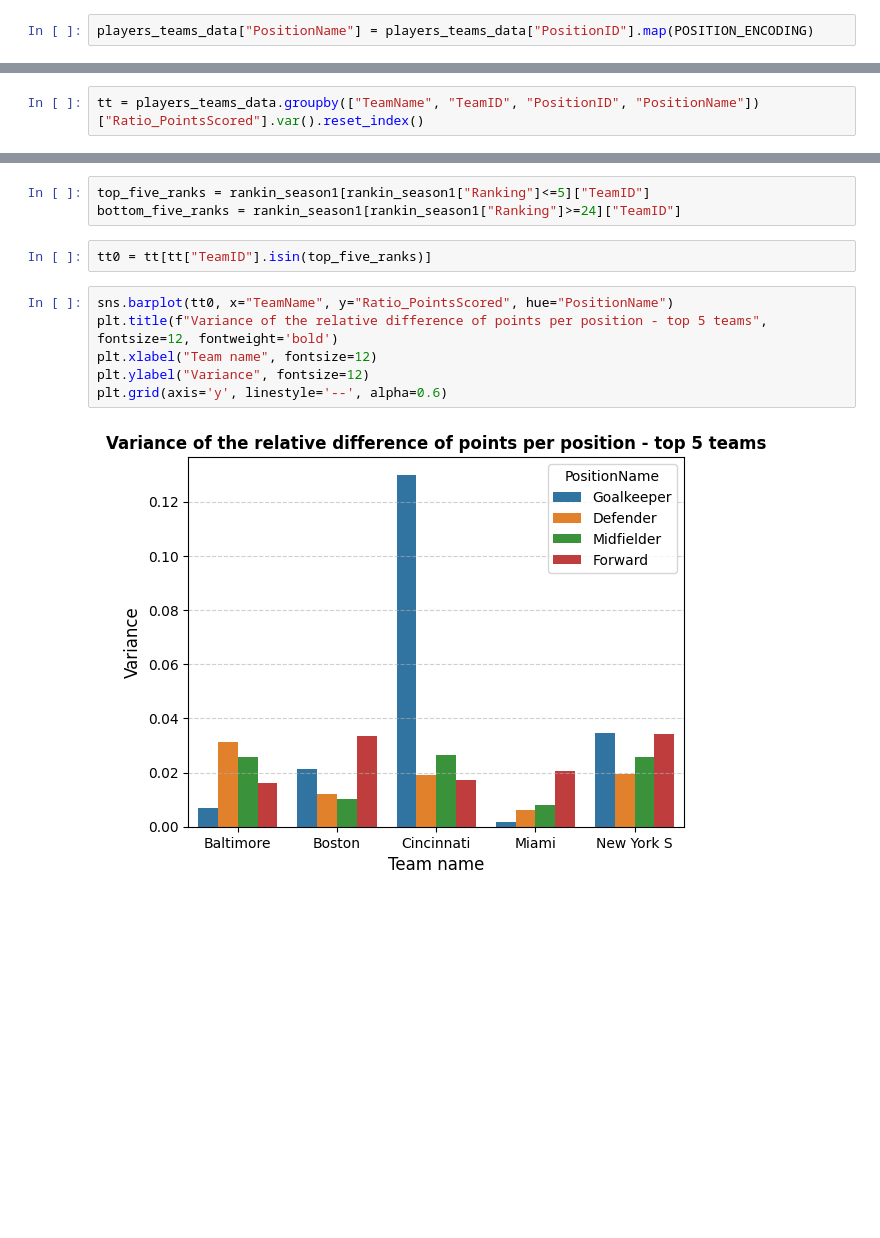
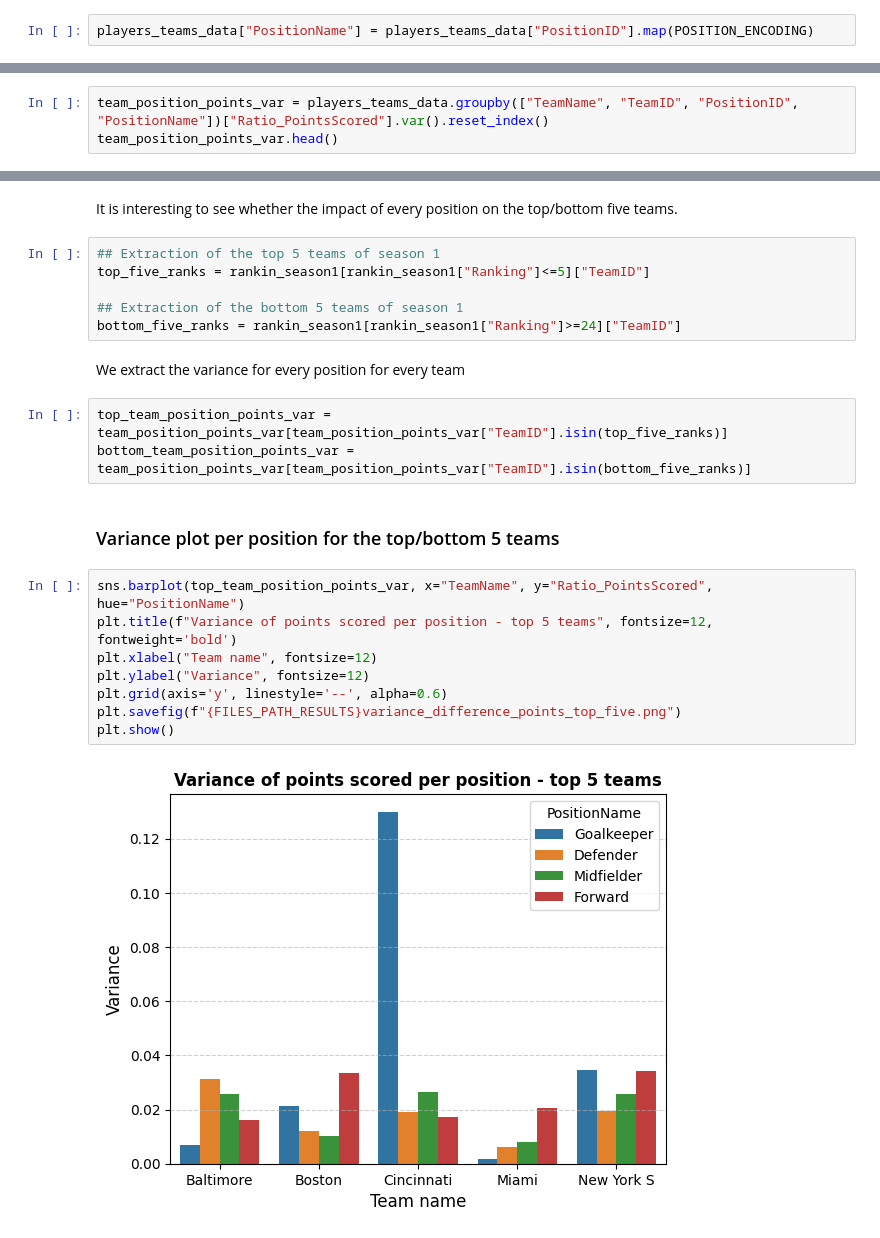
Before and after one commit to GuillaumeMendle/football_prediction, a Jupyter notebook: project_code/3_Part_3_data_exploration.ipynb, the cells around one changed output, grey strips where cells are left out. Cells and saved outputs as stored; diff of their text form; blank space fills up the shorter version.

```diff
--- a/project_code/3_Part_3_data_exploration.ipynb
+++ b/project_code/3_Part_3_data_exploration.ipynb
@@ -455,2 +478,3 @@ plt.show()
 # %%
-tt = players_teams_data.groupby(["TeamName", "TeamID", "PositionID", "PositionName"])["Ratio_PointsScored"].var().reset_index()
+team_position_points_var = players_teams_data.groupby(["TeamName", "TeamID", "PositionID", "PositionName"])["Ratio_PointsScored"].var().reset_index()
+team_position_points_var.head()
@@ -457,13 +488,25 @@ tt = players_teams_data.groupby(["TeamName", "TeamID", "PositionID", "PositionNa
+# %% [markdown]
+It is interesting to see whether the impact of every position on the top/bottom five teams.
 # %%
+## Extraction of the top 5 teams of season 1
 top_five_ranks = rankin_season1[rankin_season1["Ranking"]<=5]["TeamID"]
+
+## Extraction of the bottom 5 teams of season 1
 bottom_five_ranks = rankin_season1[rankin_season1["Ranking"]>=24]["TeamID"]
-# %%
-tt0 = tt[tt["TeamID"].isin(top_five_ranks)]
+# %% [markdown]
+We extract the variance for every position for every team
+# %%
+top_team_position_points_var = team_position_points_var[team_position_points_var["TeamID"].isin(top_five_ranks)]
+bottom_team_position_points_var = team_position_points_var[team_position_points_var["TeamID"].isin(bottom_five_ranks)]
+# %% [markdown]
+### Variance plot per position for the top/bottom 5 teams
 # %%
-sns.barplot(tt0, x="TeamName", y="Ratio_PointsScored", hue="PositionName")
-plt.title(f"Variance of the relative difference of points per position - top 5 teams", fontsize=12, fontweight='bold')
+sns.barplot(top_team_position_points_var, x="TeamName", y="Ratio_PointsScored", hue="PositionName")
+plt.title(f"Variance of points scored per position - top 5 teams", fontsize=12, fontweight='bold')
 plt.xlabel("Team name", fontsize=12)
 plt.ylabel("Variance", fontsize=12)
 plt.grid(axis='y', linestyle='--', alpha=0.6)
+plt.savefig(f"{FILES_PATH_RESULTS}variance_difference_points_top_five.png")
+plt.show()
 # %% [output]
-[figure, old version]
+[figure, new version]
```
Also changed, not shown: parts of 17 cells of this notebook.
